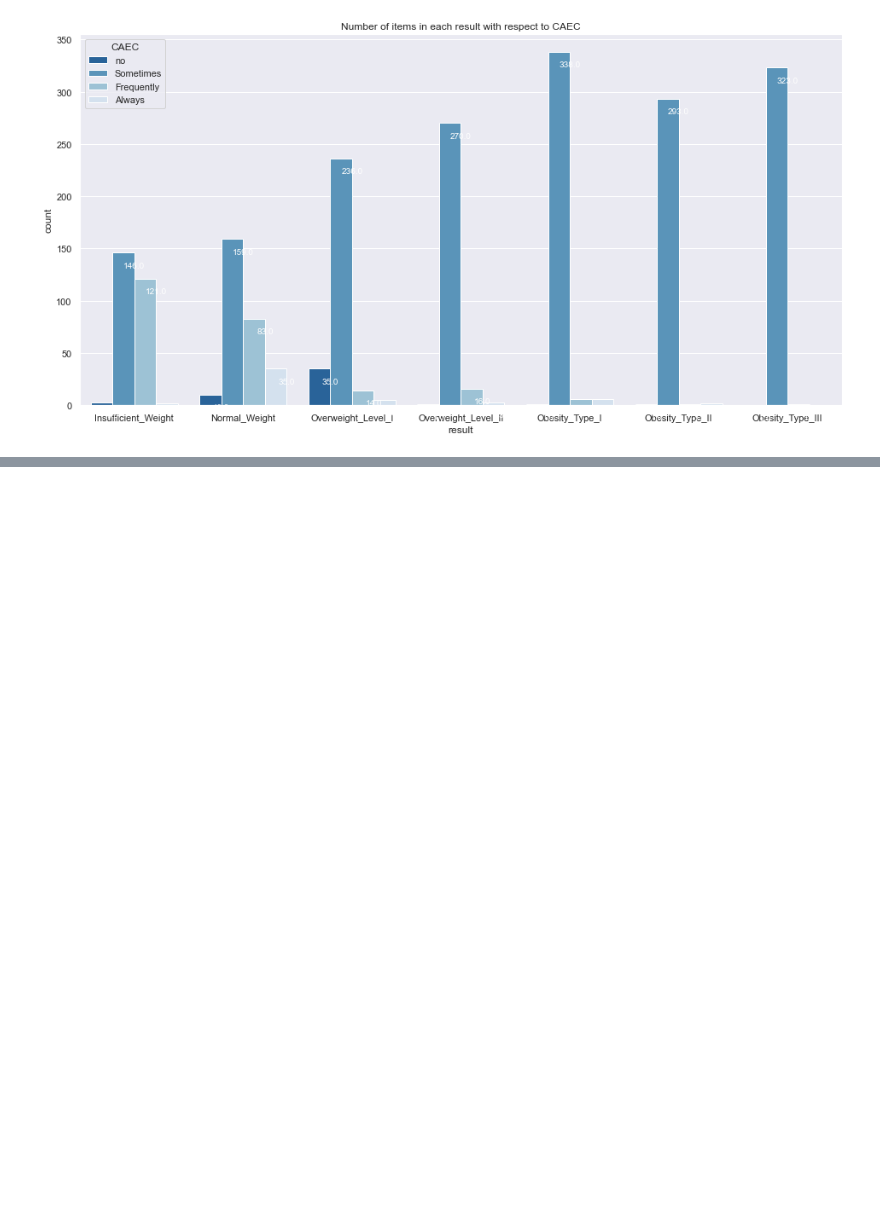
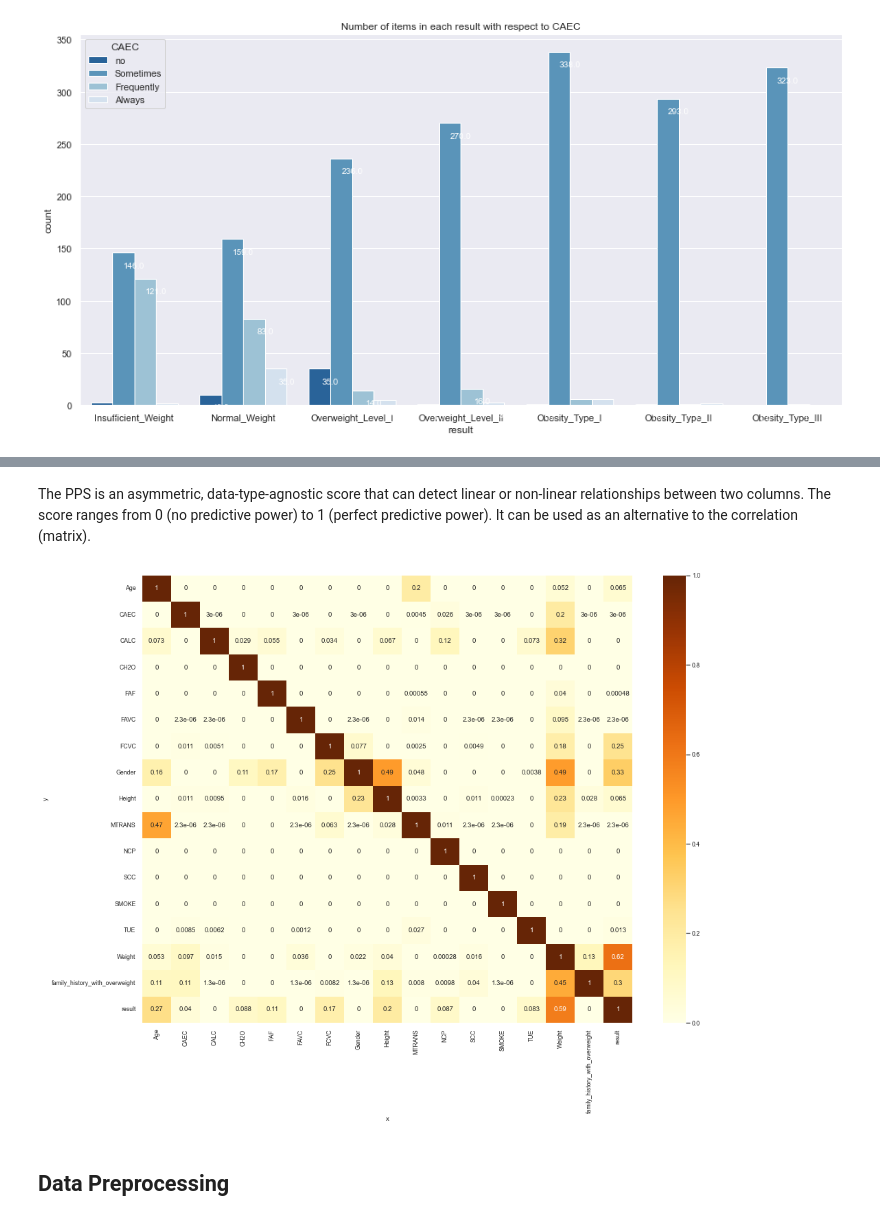
Before and after one commit to SanketAgwl/Obesity-Prediction-Data-Science, a Jupyter notebook: project.ipynb, the cells around one changed output, grey strips where cells are left out. Drawn from its saved outputs; the diff is of its cells as text; code cells hidden in the pictures; blank space fills up the shorter version.

```diff
--- a/project.ipynb
+++ b/project.ipynb
@@ -289,0 +303,18 @@ cross_plot(df, "result", "CAEC", weight_order, hue_order= ["no", "Sometimes", "F
+# %% [markdown]
+The PPS is an asymmetric, data-type-agnostic score that can detect linear or non-linear relationships between two columns. The score ranges from 0 (no predictive power) to 1 (perfect predictive power). It can be used as an alternative to the correlation (matrix).
+# %%
+import ppscore as pps
+import warnings
+warnings.filterwarnings("ignore")
+
+
+matrix_df = pps.matrix(df).pivot(columns='x', index='y',  values='ppscore')
+
+sns.set(font_scale=0.8)
+plt.figure(figsize=(16,12))
+sns.heatmap(matrix_df, annot=True, cmap = sns.color_palette("YlOrBr", as_cmap=True))
+plt.show()
+# %% [output]
+[figure, added]
+# %% [markdown]
+## Data Preprocessing
```
Also changed, not shown: parts of 13 cells of this notebook.
